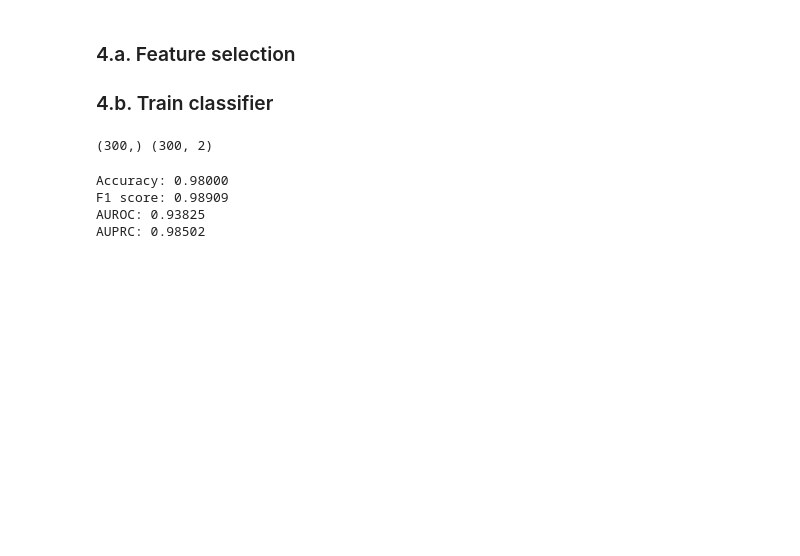
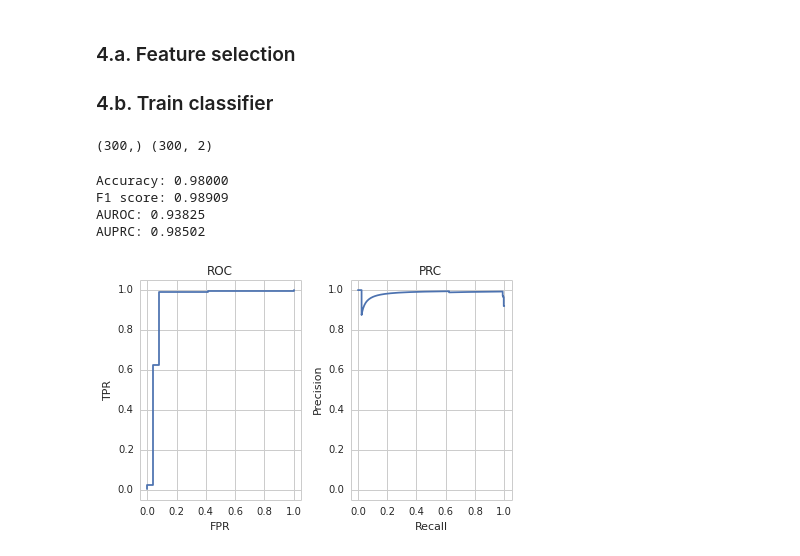
Before and after one commit to wangz10/class_imbalance, a Jupyter notebook: Binary-Classification-Pipeline.ipynb, the cells around one changed output. Drawn from its saved outputs; the diff is of its cells as text; code cells hidden in the pictures; blank space fills up the shorter version.

```diff
--- a/Binary-Classification-Pipeline.ipynb
+++ b/Binary-Classification-Pipeline.ipynb
@@ -180,3 +180,32 @@ Accuracy: 0.98000
 F1 score: 0.98909
 AUROC: 0.93825
 AUPRC: 0.98502
+# %%
+# To plot ROC and PRC
+from sklearn.metrics import roc_curve, precision_recall_curve
+
+# Compute FPR, TPR, Precision by iterating classification thresholds
+fpr, tpr, thresholds = roc_curve(y_test, y_test_probas[:, 1])
+precision, recall, thresholds = precision_recall_curve(y_test, y_test_probas[:, 1])
+
+# Plot
+fig, axes = plt.subplots(1, 2)
+axes[0].plot(fpr, tpr)
+axes[0].set_xlabel('FPR')
+axes[0].set_ylabel('TPR')
+axes[0].set_title('ROC')
+
+axes[1].plot(recall, precision)
+axes[1].set_xlabel('Recall')
+axes[1].set_ylabel('Precision')
+axes[1].set_title('PRC')
+
+axes[0].set_xlim([-.05, 1.05])
+axes[0].set_ylim([-.05, 1.05])
+axes[1].set_xlim([-.05, 1.05])
+axes[1].set_ylim([-.05, 1.05])
+
+fig.tight_layout()
+plt.show()
+# %% [output]
+[figure, added]
```
Also changed, not shown: parts of 1 cell of this notebook.
